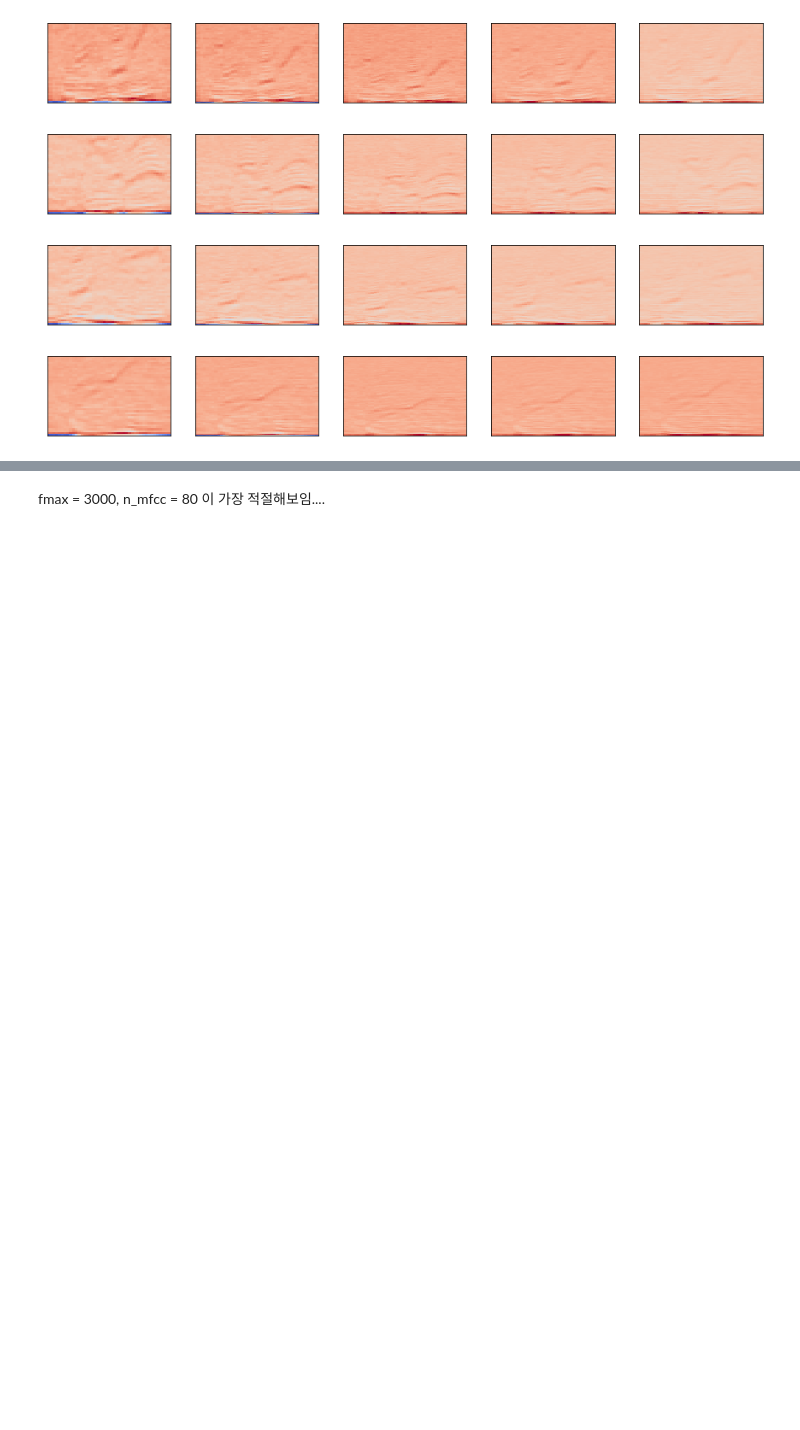
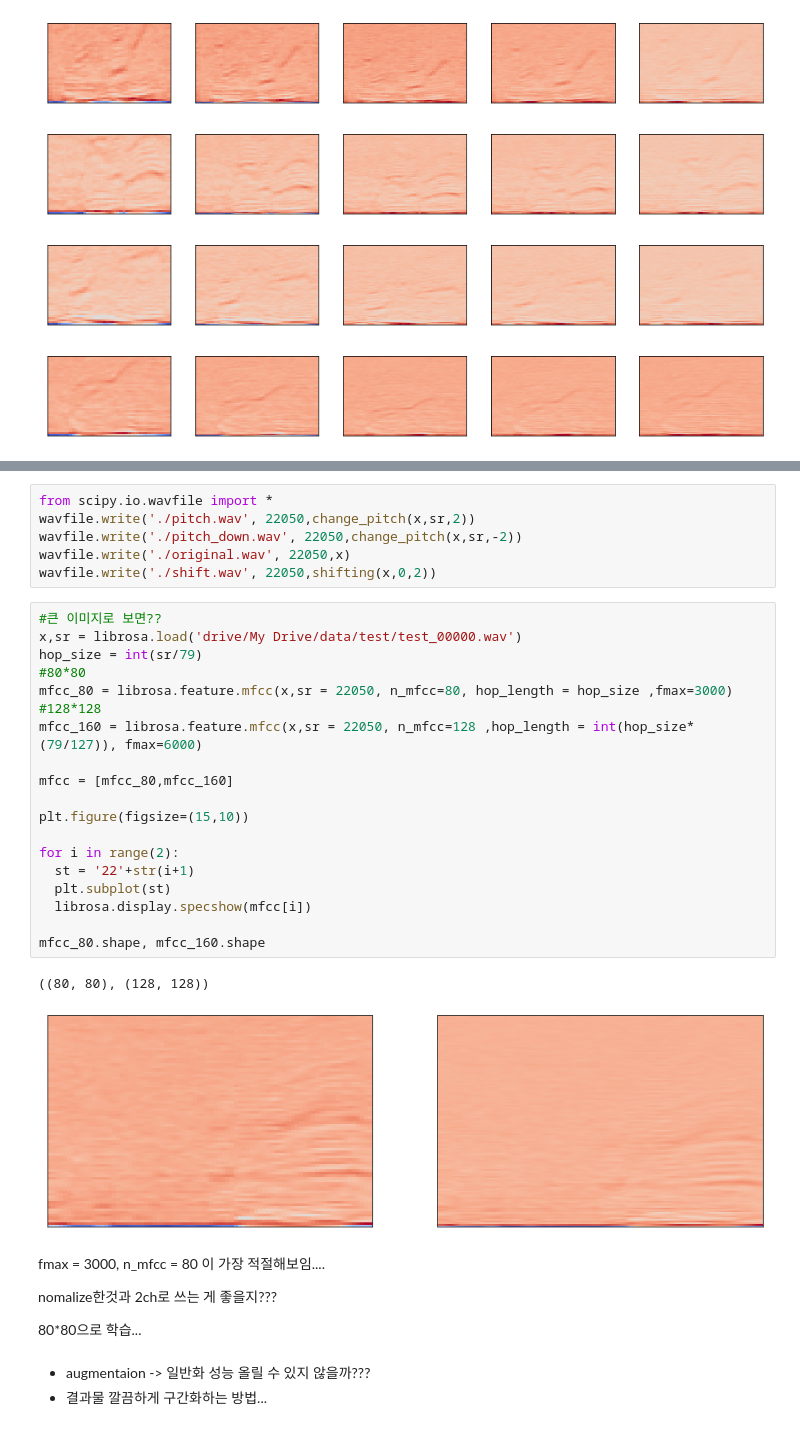
Before and after one commit to 100jy/voice_competition, a Jupyter notebook: 데이터_EDA.ipynb, the cells around one changed output, grey strips where cells are left out. Saved outputs shown, nothing was run; the diff lists cells and outputs as text; blank space fills up the shorter version.

```diff
--- a/데이터_EDA.ipynb
+++ b/데이터_EDA.ipynb
@@ -424,2 +499,37 @@ for j in range(5):
+# %%
+from scipy.io.wavfile import *
+wavfile.write('./pitch.wav', 22050,change_pitch(x,sr,2))
+wavfile.write('./pitch_down.wav', 22050,change_pitch(x,sr,-2))
+wavfile.write('./original.wav', 22050,x)
+wavfile.write('./shift.wav', 22050,shifting(x,0,2))
+# %%
+#큰 이미지로 보면??
+x,sr = librosa.load('drive/My Drive/data/test/test_00000.wav')
+hop_size = int(sr/79)
+#80*80
+mfcc_80 = librosa.feature.mfcc(x,sr = 22050, n_mfcc=80, hop_length = hop_size ,fmax=3000)
+#128*128
+mfcc_160 = librosa.feature.mfcc(x,sr = 22050, n_mfcc=128 ,hop_length = int(hop_size*(79/127)), fmax=6000)
+
+mfcc = [mfcc_80,mfcc_160]
+
+plt.figure(figsize=(15,10))
+
+for i in range(2):
+  st = '22'+str(i+1)
+  plt.subplot(st)
+  librosa.display.specshow(mfcc[i])
+
+mfcc_80.shape, mfcc_160.shape
+# %% [output]
+((80, 80), (128, 128))
+[figure, added]
 # %% [markdown]
 fmax = 3000, n_mfcc = 80 이 가장 적절해보임....
+
+nomalize한것과 2ch로 쓰는 게 좋을지???
+
+80*80으로 학습...
+# %% [markdown]
+- augmentaion -> 일반화 성능 올릴 수 있지 않을까???
+- 결과물 깔끔하게 구간화하는 방법...
```
Also changed, not shown: parts of 6 cells of this notebook.
